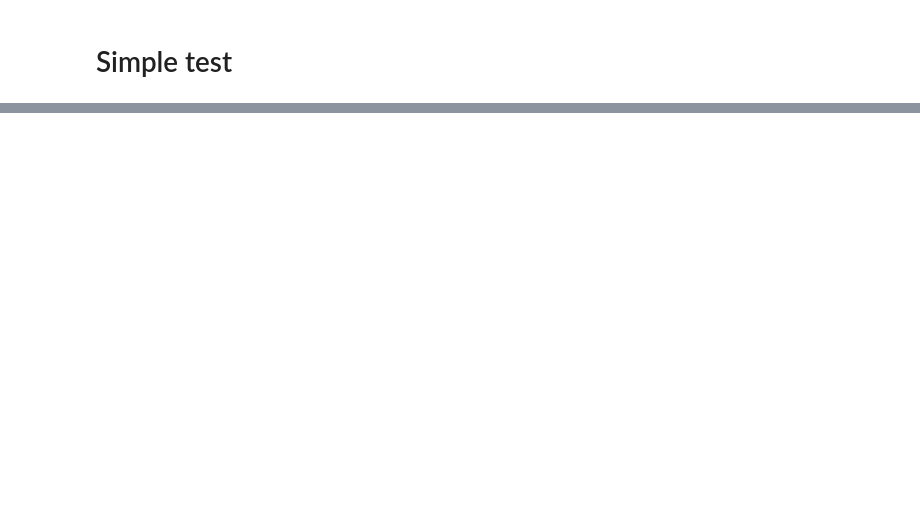
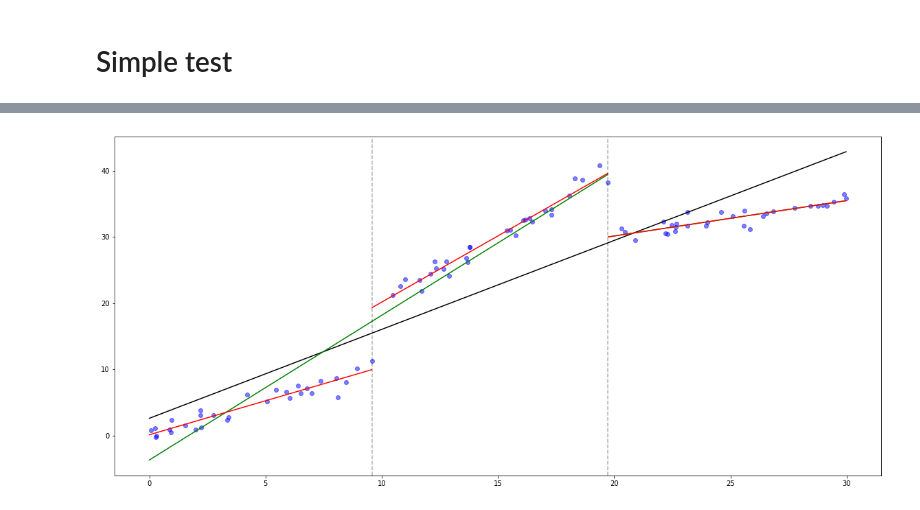
Before and after one commit to Ezibenroc/pycewise, a Jupyter notebook: demo.ipynb, the cells around one changed output, grey strips where cells are left out. Cells and saved outputs as stored; diff of their text form; code cells hidden in the pictures; blank space fills up the shorter version.

Commit message:
Nicer plots, update the notebooks.

```diff
--- a/demo.ipynb
+++ b/demo.ipynb
@@ -39,0 +33,4 @@ plot_dataset(dataset)
+# %%
+reg.plot_dataset()
+# %% [output]
+[figure, added]
```
Also changed, not shown: parts of 20 cells of this notebook, 2 other files.
